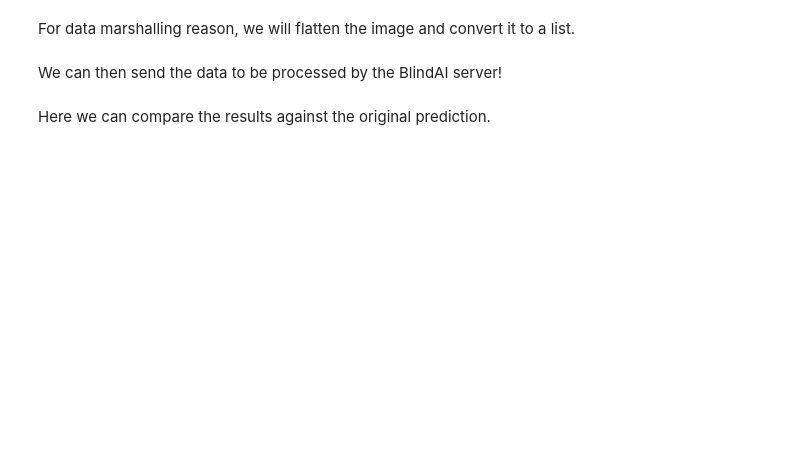
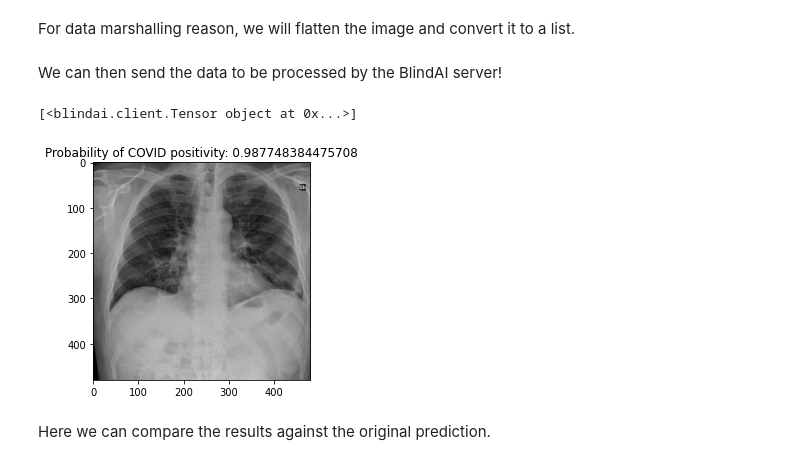
Before and after one commit to mithril-security/blindai, a Jupyter notebook: examples/covidnet/BlindAI-COVID-Net.ipynb, the cells around one changed output. Drawn from its saved outputs; the diff is of its cells as text; code cells hidden in the pictures; blank space fills up the shorter version.

```diff
--- a/examples/covidnet/BlindAI-COVID-Net.ipynb
+++ b/examples/covidnet/BlindAI-COVID-Net.ipynb
@@ -54,3 +68,0 @@ In this case, because we use a CNN model, we simply need to send floats of the i
-# %%
-response = client.upload_model(model="./COVID-Net-CXR-2.onnx", shape=(1,480,480,3), dtype=ModelDatumType.F32)
-model_id = response.model_id
@@ -56,0 +75,8 @@ model_id = response.model_id
+# %%
+import blindai
+
+api_key = "YOUR_API_KEY" # Enter your API key here
+
+# Upload the ONNX file along with specs and model name
+with blindai.Connection(api_key=api_key) as client:
+    response = client.upload_model("COVID-Net-CXR-2.onnx", model_id="covidnet")
@@ -108,12 +137,17 @@ flattened_img = img.flatten().tolist()
 # %% [markdown]
 We can then send the data to be processed by the BlindAI server!
-# %%
-response = client.predict(model_id, flattened_img)
+# %%
+with blindai.Connection(api_key=api_key) as client:
+  # Send data to the ResNet18 model
+  response = client.predict("covidnet", img)
 # %%
 plt.imshow(img[0])
-plt.title(f"Probability of COVID positivity: {response.output[1]}")
+plt.title(f"Probability of COVID positivity: {response.output[0].as_flat()[1]}")
 
 print(response.output)
+# %% [output]
+[<blindai.client.Tensor object at 0x...>]
+[figure, added]
 # %% [markdown]
 Here we can compare the results against the original prediction.
 # %%
```
Also changed, not shown: parts of 14 cells of this notebook, 6 other files.
